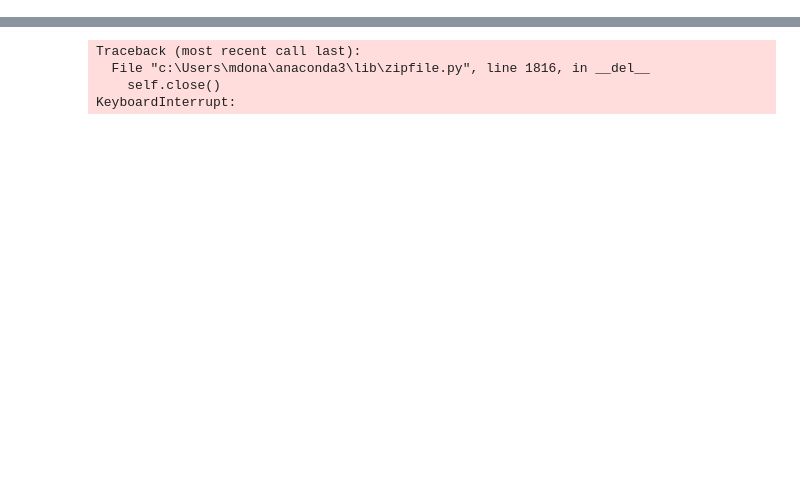
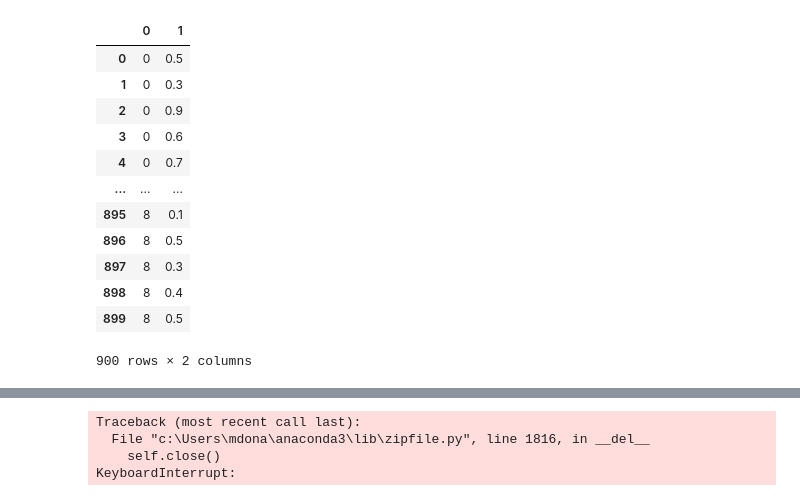
Before and after one commit to mdonahue263/NCAA_Markov, a Jupyter notebook: optimize_matrix_combination_v03.ipynb, the cells around one changed output, grey strips where cells are left out. Cells and saved outputs as stored; diff of their text form; code cells hidden in the pictures; blank space fills up the shorter version.

```diff
--- a/optimize_matrix_combination_v03.ipynb
+++ b/optimize_matrix_combination_v03.ipynb
@@ -362,0 +306,16 @@ results_plot_3.groupby(0).mean().reset_index()
+# %%
+results_plot_3
+# %% [output]
+|  | 0 | 1 |
+| 0 | 0 | 0.5 |
+| 1 | 0 | 0.3 |
+| 2 | 0 | 0.9 |
+| 3 | 0 | 0.6 |
+| 4 | 0 | 0.7 |
+| ... | ... | ... |
+| 895 | 8 | 0.1 |
+| 896 | 8 | 0.5 |
+| 897 | 8 | 0.3 |
+| 898 | 8 | 0.4 |
+| 899 | 8 | 0.5 |
+900 rows × 2 columns
```
Also changed, not shown: parts of 36 cells of this notebook, 2 other files.
